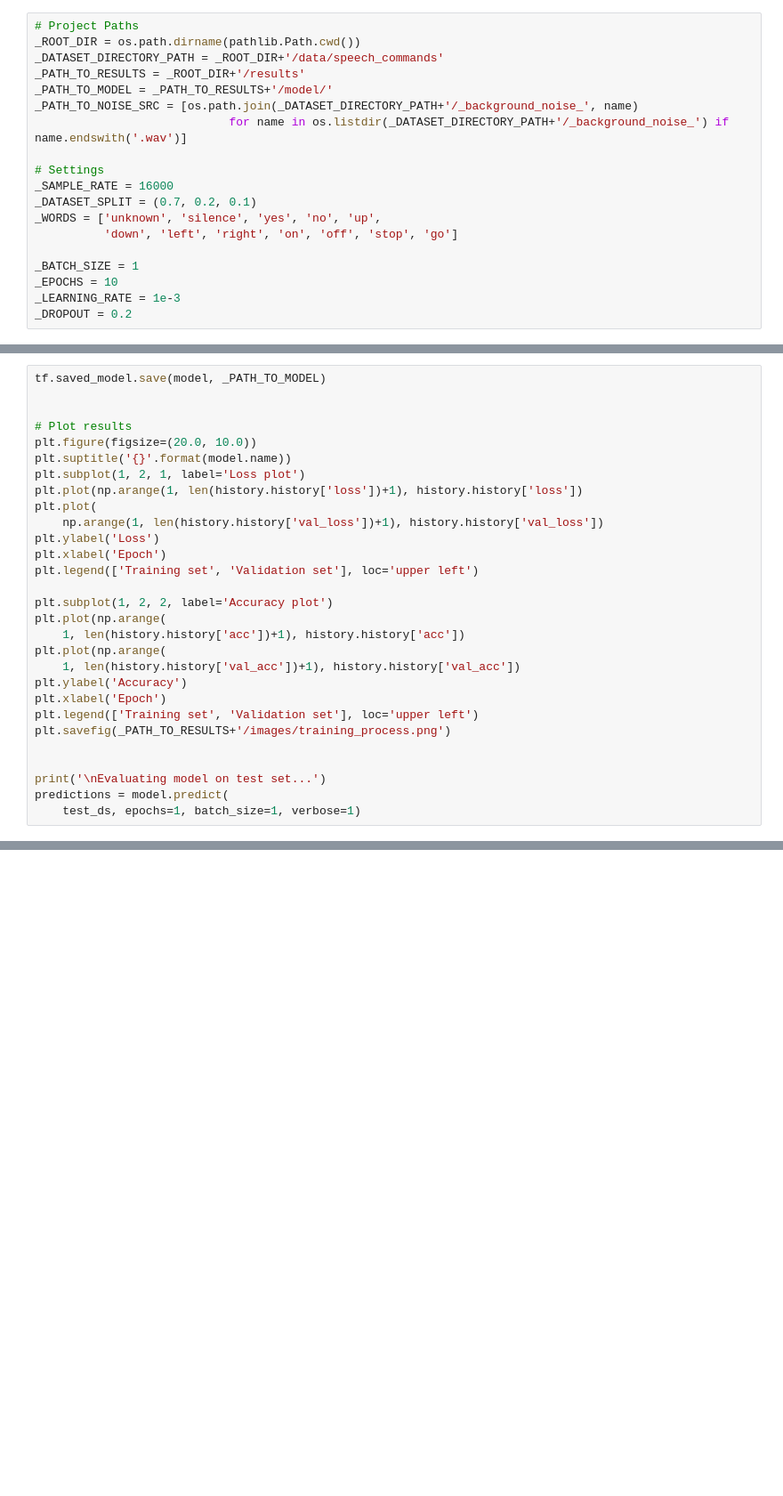
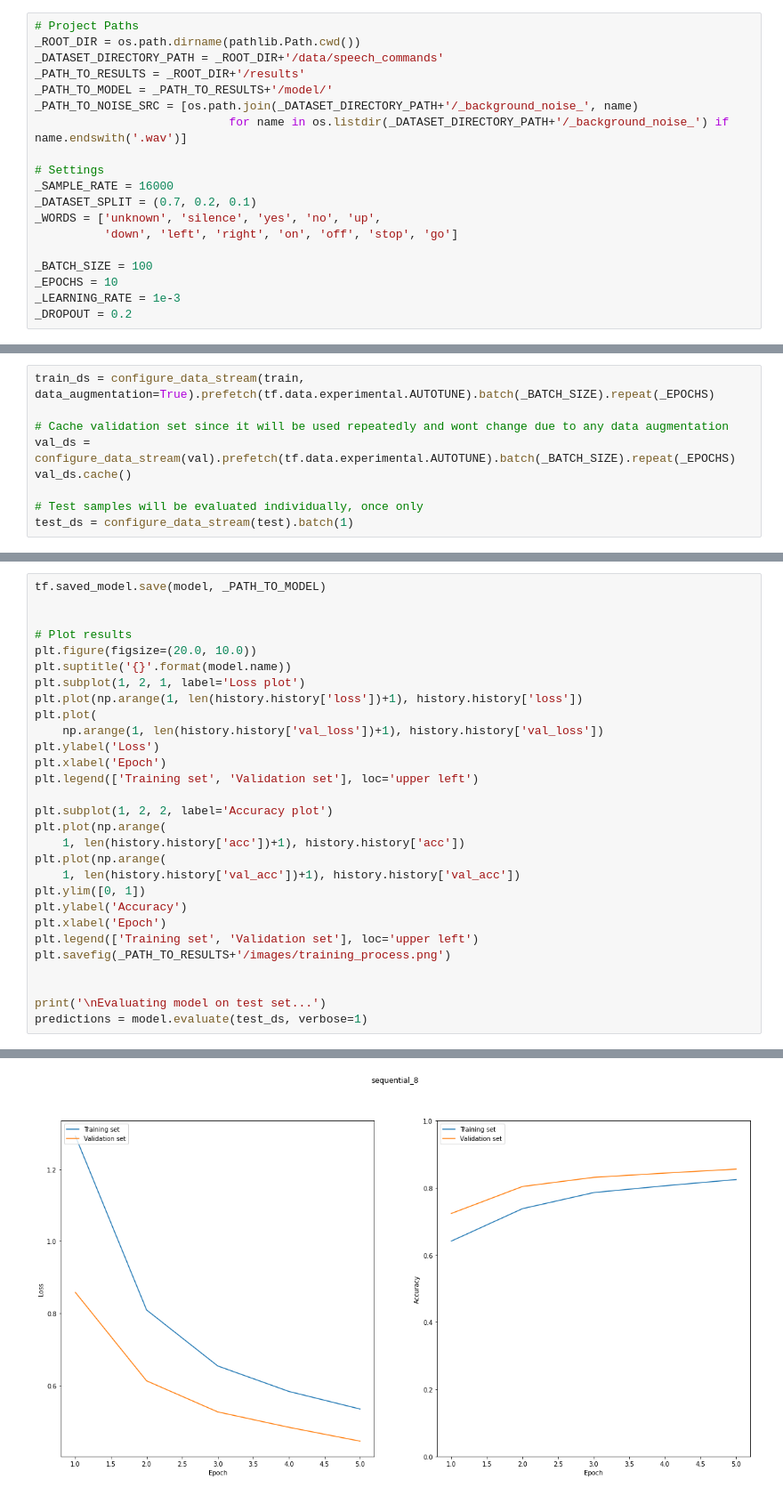
Before and after one commit to mhagglun/Speech-Recognition, a Jupyter notebook: src/train.ipynb, the cells around one changed output, grey strips where cells are left out. Shown at 89% size. Cells and saved outputs as stored; diff of their text form; blank space fills up the shorter version.

```diff
--- a/src/train.ipynb
+++ b/src/train.ipynb
@@ -27,7 +42,7 @@ _DATASET_SPLIT = (0.7, 0.2, 0.1)
 _WORDS = ['unknown', 'silence', 'yes', 'no', 'up',
           'down', 'left', 'right', 'on', 'off', 'stop', 'go']
 
-_BATCH_SIZE = 1
+_BATCH_SIZE = 100
 _EPOCHS = 10
 _LEARNING_RATE = 1e-3
 _DROPOUT = 0.2
@@ -222,0 +231,9 @@ ValueError: in user code:
+# %%
+train_ds = configure_data_stream(train, data_augmentation=True).prefetch(tf.data.experimental.AUTOTUNE).batch(_BATCH_SIZE).repeat(_EPOCHS)
+
+# Cache validation set since it will be used repeatedly and wont change due to any data augmentation
+val_ds = configure_data_stream(val).prefetch(tf.data.experimental.AUTOTUNE).batch(_BATCH_SIZE).repeat(_EPOCHS)
+val_ds.cache()
+
+# Test samples will be evaluated individually, once only
+test_ds = configure_data_stream(test).batch(1)
@@ -240,6 +325,7 @@ plt.plot(np.arange(
     1, len(history.history['acc'])+1), history.history['acc'])
 plt.plot(np.arange(
     1, len(history.history['val_acc'])+1), history.history['val_acc'])
+plt.ylim([0, 1])
 plt.ylabel('Accuracy')
 plt.xlabel('Epoch')
 plt.legend(['Training set', 'Validation set'], loc='upper left')
@@ -247,5 +333,5 @@ plt.savefig(_PATH_TO_RESULTS+'/images/training_process.png')
 
 
 print('\nEvaluating model on test set...')
-predictions = model.predict(
-    test_ds, epochs=1, batch_size=1, verbose=1)
+predictions = model.evaluate(test_ds, verbose=1)
+# %% [output]
@@ -251,0 +342 @@ predictions = model.predict(
+[figure, added]
```
Also changed, not shown: parts of 14 cells of this notebook.
